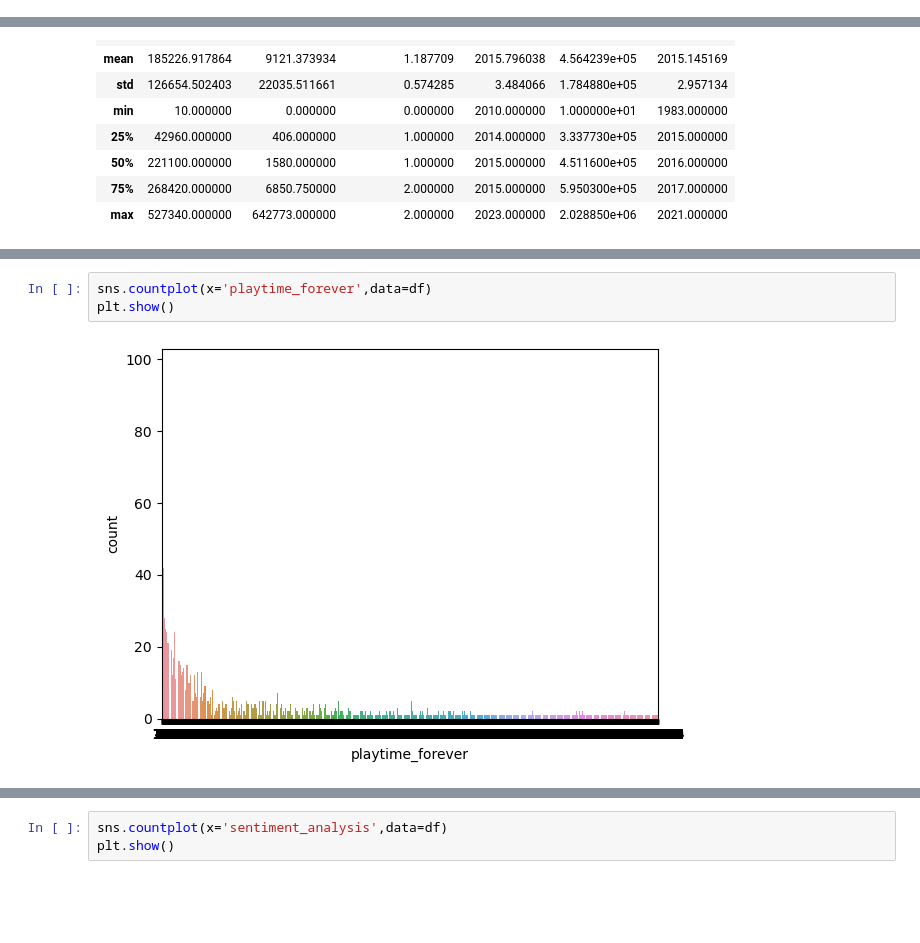
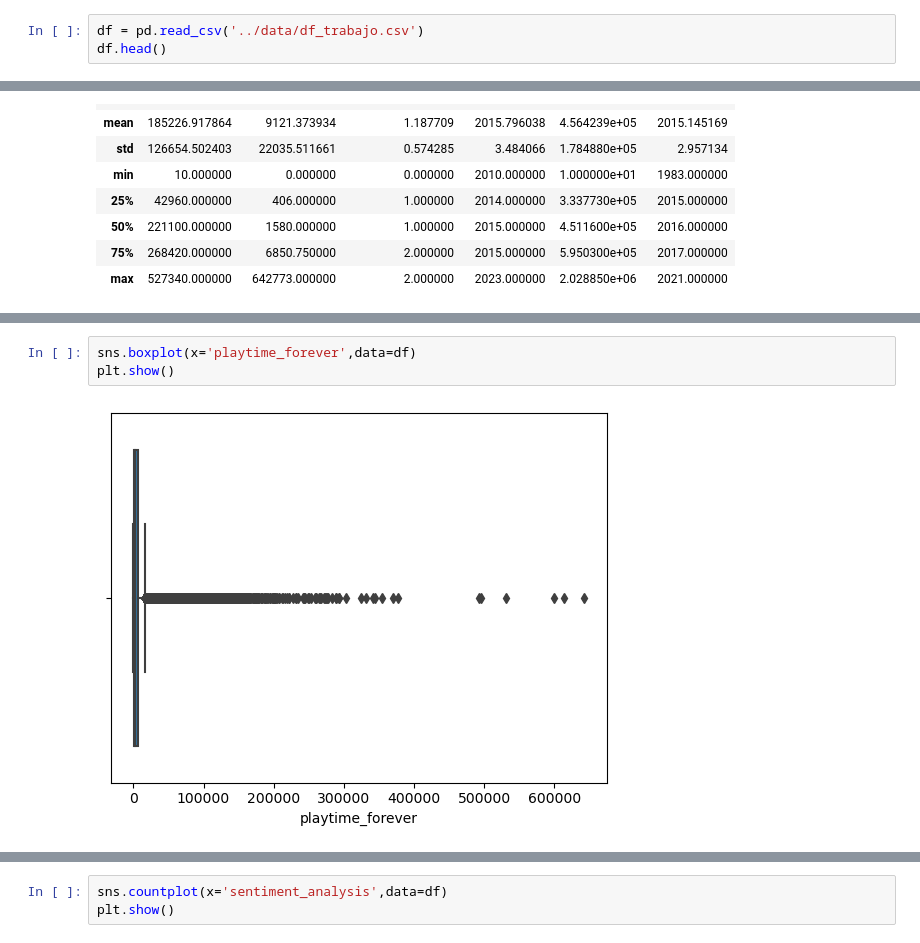
Before and after one commit to JBE777/PI_ML_OPS, a Jupyter notebook: EDA_Exploración_y_Análisis_de_datos.ipynb, the cells around one changed output, grey strips where cells are left out. Saved outputs shown, nothing was run; the diff lists cells and outputs as text; blank space fills up the shorter version.

```diff
--- a/EDA_Exploración_y_Análisis_de_datos.ipynb
+++ b/EDA_Exploración_y_Análisis_de_datos.ipynb
@@ -223,0 +222,3 @@ rec_usuario
+# %%
+df = pd.read_csv('../data/df_trabajo.csv')
+df.head()
@@ -284,5 +282,5 @@ plt.show()
 # %%
-sns.countplot(x='playtime_forever',data=df)
+sns.boxplot(x='playtime_forever',data=df)
 plt.show()
 # %% [output]
-[figure, old version]
+[figure, new version]
```
Also changed, not shown: parts of 45 cells of this notebook, 4 other files.
